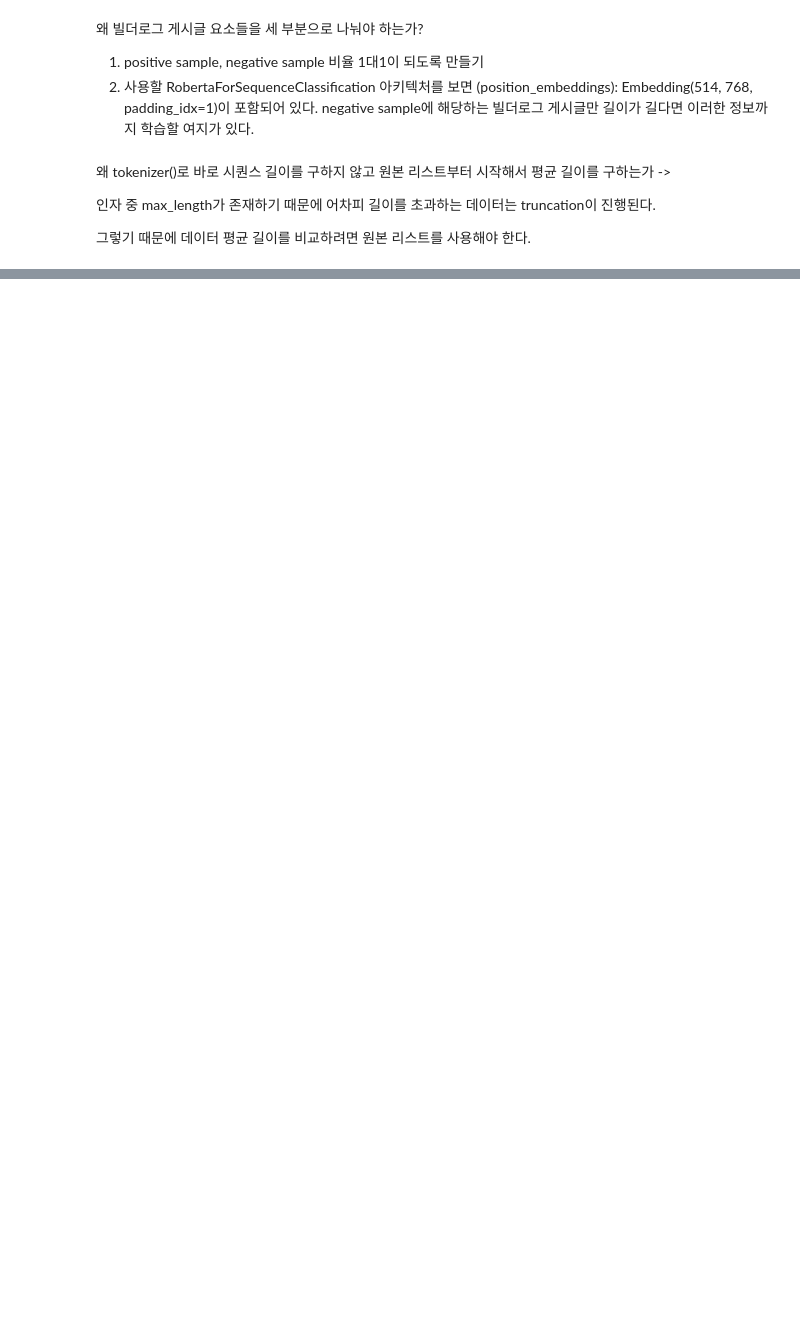
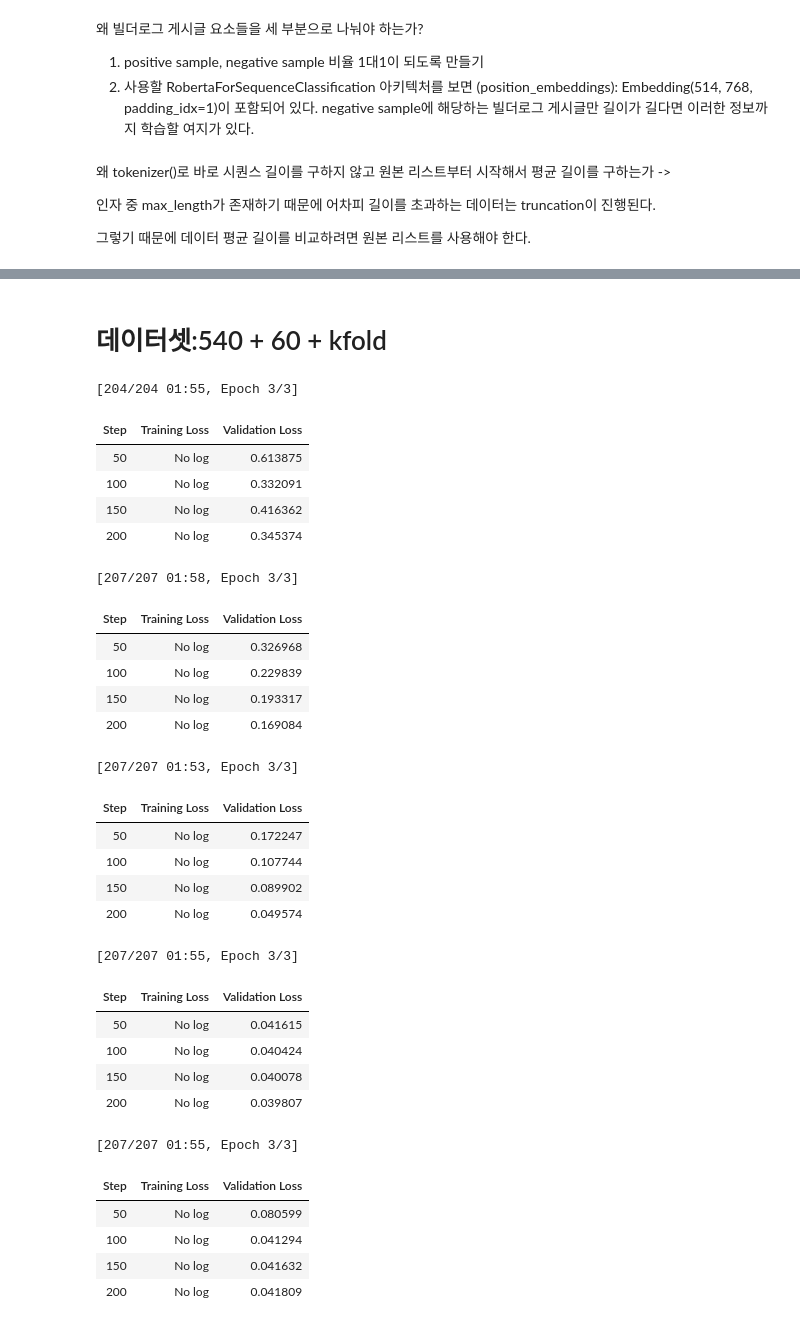
Before and after one commit to Kimhansav/everynocode_search_engine, a Jupyter notebook: old/BP_judge_question.ipynb, the cells around one changed output, grey strips where cells are left out. Saved outputs shown, nothing was run; the diff lists cells and outputs as text; code cells hidden in the pictures; blank space fills up the shorter version.

```diff
--- a/old/BP_judge_question.ipynb
+++ b/old/BP_judge_question.ipynb
@@ -262,0 +431,2 @@ class EarlyStoppingCallback(TrainerCallback):
+# %% [markdown]
+# 데이터셋:540 + 60 + kfold
@@ -263,40 +453,70 @@ class EarlyStoppingCallback(TrainerCallback):
 # %%
 #분류 문제이며 레이블 간 데이터 수 비율을 고려하기 위해 StratifiedKFold 사용
 
 # StratifiedKFold 설정
 skf = StratifiedKFold(n_splits=5, shuffle=True, random_state=0)
-for fold, (train_idx, val_idx) in enumerate(skf.split(tokenized_train_dataset, tokenized_train_dataset['label'])):
+for fold, (train_idx, val_idx) in enumerate(skf.split(second_finetune_dataset, second_finetune_dataset['label'])):
 
     # 훈련 세트와 검증 세트 분리
-    train_dataset = tokenized_train_dataset.select(train_idx)
-    val_dataset = tokenized_train_dataset.select(val_idx)
+    second_train_dataset = second_finetune_dataset.select(train_idx)
+    second_val_dataset = second_finetune_dataset.select(val_idx)
 
     # 훈련 설정
     training_args = TrainingArguments(
         output_dir="./results",
         evaluation_strategy = "steps",
-        eval_steps = 500,
+        eval_steps = 50,
         save_strategy = "steps",
-        save_steps = 500,
-        learning_rate = 2e-5,
+        save_steps = 50,
+        learning_rate = 5e-5,
         num_train_epochs = 3, #고려사항
         per_device_train_batch_size = 8,
         per_device_eval_batch_size = 8,
-        warmup_steps = 100, #고려사항
         weight_decay = 0.01, #고려사항
         logging_dir = "./logs",
+        load_best_model_at_end = True
 
-        #
     )
 
     # 트레이너 초기화 및 훈련
     #RobertaForSequenceClassification 모델은 기본적으로 분류 문제에 적합한 loss function을 내장하고 있습니다. num_labels=2로 설정함으로써, 이 모델은 이진 분류 문제를 위해 사전 구성되며, 내부적으로 Cross-Entropy Loss를 사용합니다.
     trainer = Trainer(
         model = model,
         args = training_args,
-        train_dataset = train_dataset,
-        eval_dataset = val_dataset,
-        callbacks = [EarlyStoppingCallback(patience = 2)]
+        train_dataset = second_train_dataset,
+        eval_dataset = second_val_dataset,
+        callbacks = [EarlyStoppingCallback(patience = 3)]
     )
 
     trainer.train()
+# %% [output]
+[204/204 01:55, Epoch 3/3]
+| Step | Training Loss | Validation Loss |
+| 50 | No log | 0.613875 |
+| 100 | No log | 0.332091 |
+| 150 | No log | 0.416362 |
+| 200 | No log | 0.345374 |
+[207/207 01:58, Epoch 3/3]
+| Step | Training Loss | Validation Loss |
+| 50 | No log | 0.326968 |
+| 100 | No log | 0.229839 |
+| 150 | No log | 0.193317 |
+| 200 | No log | 0.169084 |
+[207/207 01:53, Epoch 3/3]
+| Step | Training Loss | Validation Loss |
+| 50 | No log | 0.172247 |
+| 100 | No log | 0.107744 |
+| 150 | No log | 0.089902 |
+| 200 | No log | 0.049574 |
+[207/207 01:55, Epoch 3/3]
+| Step | Training Loss | Validation Loss |
+| 50 | No log | 0.041615 |
+| 100 | No log | 0.040424 |
+| 150 | No log | 0.040078 |
+| 200 | No log | 0.039807 |
+[207/207 01:55, Epoch 3/3]
+| Step | Training Loss | Validation Loss |
+| 50 | No log | 0.080599 |
+| 100 | No log | 0.041294 |
+| 150 | No log | 0.041632 |
+| 200 | No log | 0.041809 |
```
Also changed, not shown: parts of 32 cells of this notebook.
